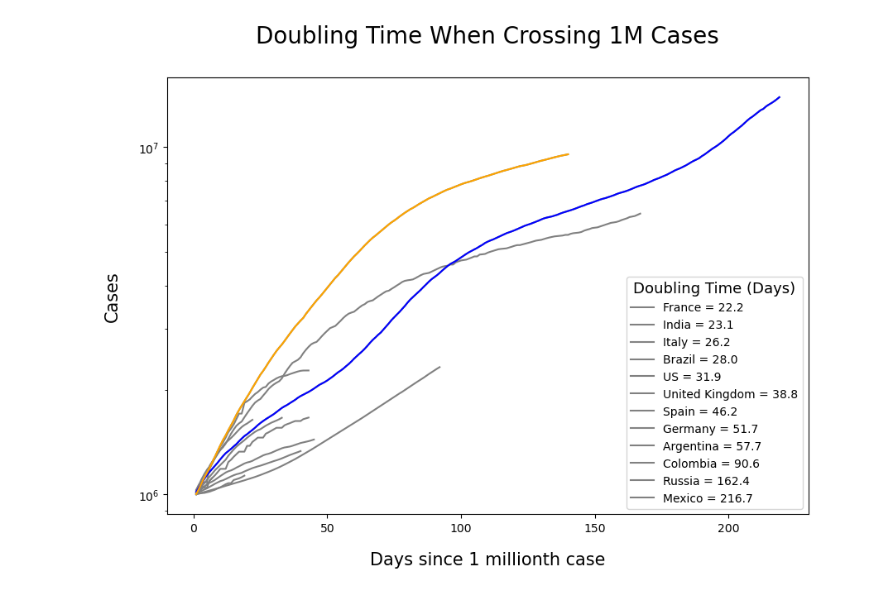
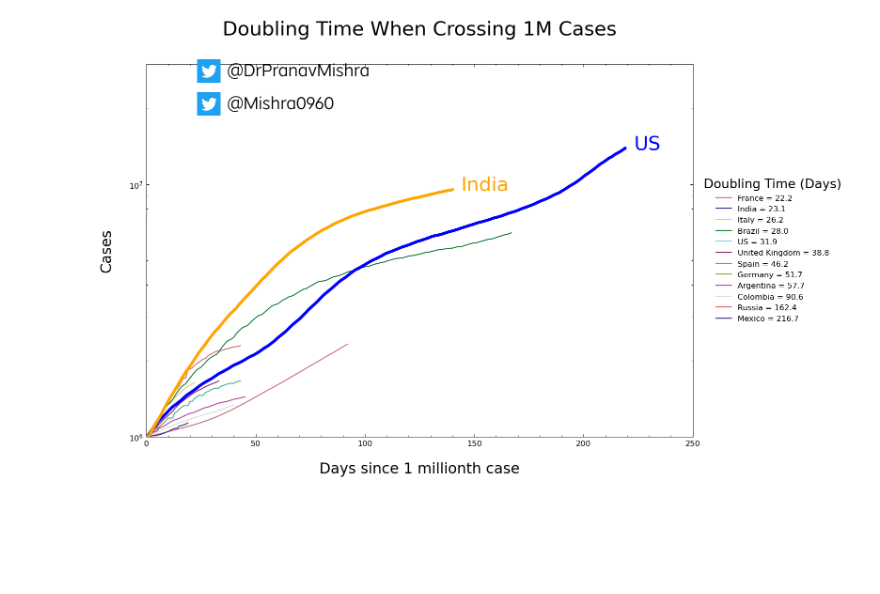
Before and after one commit to pranavmishra90/COVID-19, a Jupyter notebook: Notebooks/COVID-19 Prediction.ipynb, the cells around one changed output. Drawn from its saved outputs; the diff is of its cells as text; code cells hidden in the pictures; blank space fills up the shorter version.

```diff
--- a/Notebooks/COVID-19 Prediction.ipynb
+++ b/Notebooks/COVID-19 Prediction.ipynb
@@ -86,3 +84,23 @@ fig_dpi = 100
+# %%
+#Formatting the following figures
+
+axes_fontsize = 15
+title_fontsize = 20
+label_size = 20
+fig_dpi = 150
+fig_width = 4
+fig_height = 3
+twitter_alpha = 1
+
+
+with cbook.get_sample_data('Twitter/twitter_watermark_black.png') as file:
+    twitter = image.imread(file)
+
+# fig, ax1 = plt.subplots(figsize=(10, 7), dpi = fig_dpi)
+# figXXX.figimage(twitter, 825, 40, zorder=3, alpha=.3)
+
+#Formatting
+plt.style.use(['science','no-latex', 'muted'])
 # %%
 # Plot the data
 
@@ -236,36 +261,51 @@ doubling_time['Days'] = doubling_time['Days'].astype(str)
 
 
 #Initialize figure
 fig4, ax1 = plt.subplots(figsize=(10, 7), dpi = fig_dpi)
 
 #which countries should be plotted
 
 selected_countries = doubling_countries
 plotting_columns = countries_100cuts[selected_countries]
 
 
 
 #Doubling Time
 legend_doubling_time = doubling_time['Country'] + str(" = ") + doubling_time['Days']
 # doubling_time_string = doubling_time.to_string
 # legend_doubling_time = doubling_time_string.Country.str.cat(doubling_time_string.Days,sep=" ")
 # legend_doubling_time
 
-#Formatting
 
-ax1.plot(countries_100cuts.index, plotting_columns, color='grey')
-ax1.plot(countries_100cuts.index, plotting_columns['US'], color='blue')
-ax1.plot(countries_100cuts.index, plotting_columns['India'], color='orange')
+
+ax1.plot(countries_100cuts.index, plotting_columns)
+ax1.plot(countries_100cuts.index, plotting_columns['US'], color='blue', linewidth=3)
+ax1.plot(countries_100cuts.index, plotting_columns['India'], color='orange', linewidth=3)
 
 plt.title('Doubling Time When Crossing 1M Cases', fontsize=title_fontsize, pad=30)
-ax1.legend(legend_doubling_time, title='Doubling Time (Days)', title_fontsize = 13)
+
+ax1.legend(legend_doubling_time, bbox_to_anchor=(1, 0.5), loc="center left", borderaxespad=1,title='Doubling Time (Days)',  title_fontsize = 13, frameon=False)
+
+
+#Labels
+max_days_india = plotting_columns['India'].index.get_loc(plotting_columns['India'].last_valid_index())
+max_days_us = plotting_columns['US'].index.get_loc(plotting_columns['US'].last_valid_index())
+
+plt.text((max_days_us + 5), plotting_columns['US'][max_days_us], 'US', horizontalalignment='left', fontsize=label_size, color='blue')
+
+plt.text((max_days_india + 5), plotting_columns['India'][max_days_india], 'India', horizontalalignment='left', fontsize=label_size, color='orange')
+
 ax1.set_xlabel("Days since 1 millionth case", fontsize=axes_fontsize)
+ax1.set(xlim=(0, 250), ylim=(1000000, 30000000))
 ax1.xaxis.labelpad = 15
 ax1.yaxis.labelpad = 15
 ax1.set_ylabel('Cases', fontsize=axes_fontsize)
 ax1.set_yscale('log')
 
+fig4.figimage(twitter, 200, 760, zorder=3, alpha=twitter_alpha)
+
+
 fig4.show()
 fig4.savefig('../Figures/Doubling_time_when_crossing_1M_cases.jpg', bbox_inches="tight", pad_inches=0.3, transparent=False)
 # %% [output]
-[figure, old version]
+[figure, new version]
```
Also changed, not shown: parts of 8 cells of this notebook, 5 other files.
